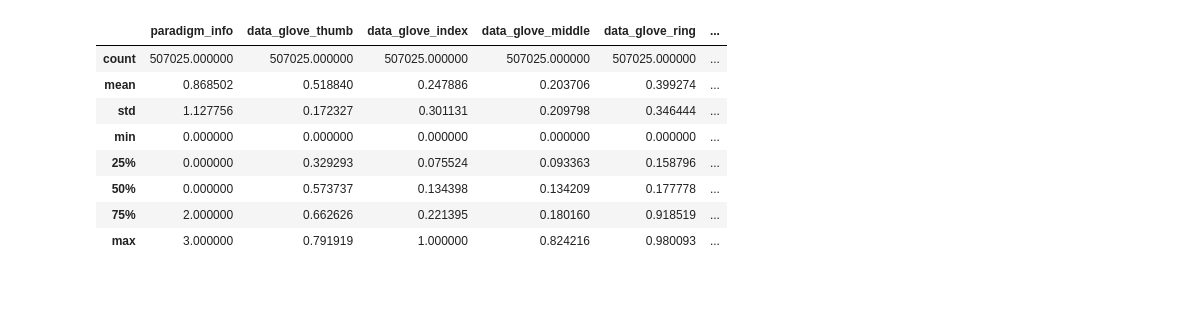
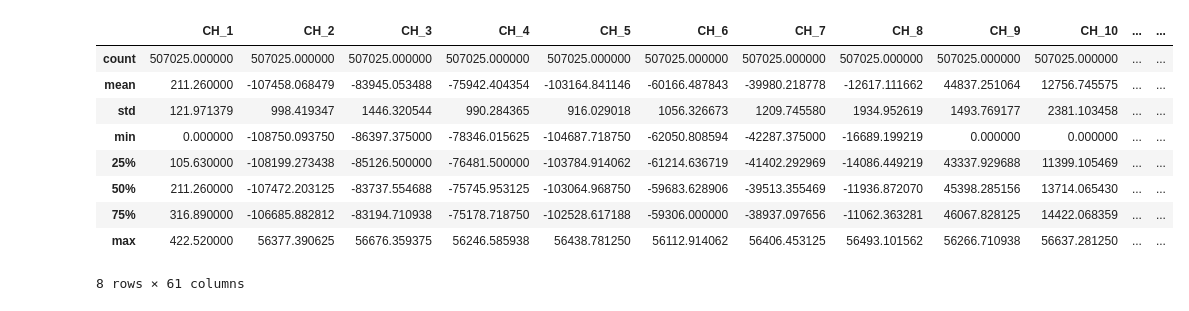
Before and after one commit to NeuroTechBSB/BR41N.IO-2025, a Jupyter notebook: ecog_analysis.ipynb, the cells around one changed output. Drawn from its saved outputs; the diff is of its cells as text; code cells hidden in the pictures.

```diff
--- a/ecog_analysis.ipynb
+++ b/ecog_analysis.ipynb
@@ -79,12 +94,13 @@ open_hand = data[data['paradigm_info'] == 3]
 # %%
-data.iloc[:, 61:].describe()
+data.iloc[:,:61].describe()
 # %% [output]
-|  | paradigm_info | data_glove_thumb | data_glove_index | data_glove_middle | data_glove_ring | ... |
-| count | 507025.000000 | 507025.000000 | 507025.000000 | 507025.000000 | 507025.000000 | ... |
-| mean | 0.868502 | 0.518840 | 0.247886 | 0.203706 | 0.399274 | ... |
-| std | 1.127756 | 0.172327 | 0.301131 | 0.209798 | 0.346444 | ... |
-| min | 0.000000 | 0.000000 | 0.000000 | 0.000000 | 0.000000 | ... |
-| 25% | 0.000000 | 0.329293 | 0.075524 | 0.093363 | 0.158796 | ... |
-| 50% | 0.000000 | 0.573737 | 0.134398 | 0.134209 | 0.177778 | ... |
-| 75% | 2.000000 | 0.662626 | 0.221395 | 0.180160 | 0.918519 | ... |
-| max | 3.000000 | 0.791919 | 1.000000 | 0.824216 | 0.980093 | ... |
+|  | CH_1 | CH_2 | CH_3 | CH_4 | CH_5 | CH_6 | CH_7 | CH_8 | CH_9 | CH_10 | ... | ... |
+| count | 507025.000000 | 507025.000000 | 507025.000000 | 507025.000000 | 507025.000000 | 507025.000000 | 507025.000000 | 507025.000000 | 507025.000000 | 507025.000000 | ... | ... |
+| mean | 211.260000 | -107458.068479 | -83945.053488 | -75942.404354 | -103164.841146 | -60166.487843 | -39980.218778 | -12617.111662 | 44837.251064 | 12756.745575 | ... | ... |
+| std | 121.971379 | 998.419347 | 1446.320544 | 990.284365 | 916.029018 | 1056.326673 | 1209.745580 | 1934.952619 | 1493.769177 | 2381.103458 | ... | ... |
+| min | 0.000000 | -108750.093750 | -86397.375000 | -78346.015625 | -104687.718750 | -62050.808594 | -42287.375000 | -16689.199219 | 0.000000 | 0.000000 | ... | ... |
+| 25% | 105.630000 | -108199.273438 | -85126.500000 | -76481.500000 | -103784.914062 | -61214.636719 | -41402.292969 | -14086.449219 | 43337.929688 | 11399.105469 | ... | ... |
+| 50% | 211.260000 | -107472.203125 | -83737.554688 | -75745.953125 | -103064.968750 | -59683.628906 | -39513.355469 | -11936.872070 | 45398.285156 | 13714.065430 | ... | ... |
+| 75% | 316.890000 | -106685.882812 | -83194.710938 | -75178.718750 | -102528.617188 | -59306.000000 | -38937.097656 | -11062.363281 | 46067.828125 | 14422.068359 | ... | ... |
+| max | 422.520000 | 56377.390625 | 56676.359375 | 56246.585938 | 56438.781250 | 56112.914062 | 56406.453125 | 56493.101562 | 56266.710938 | 56637.281250 | ... | ... |
+8 rows × 61 columns
```
Also changed, not shown: parts of 7 cells of this notebook.
